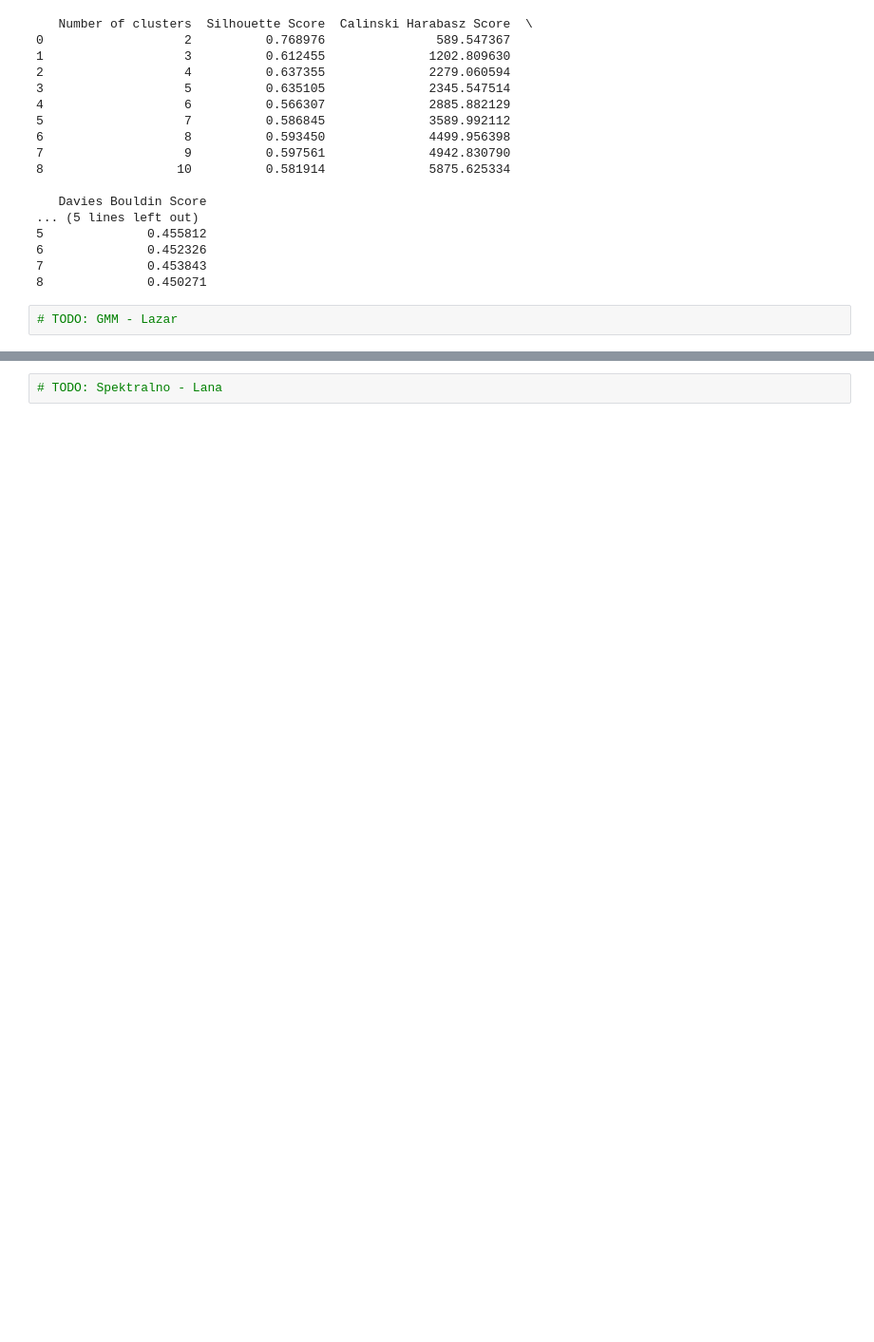
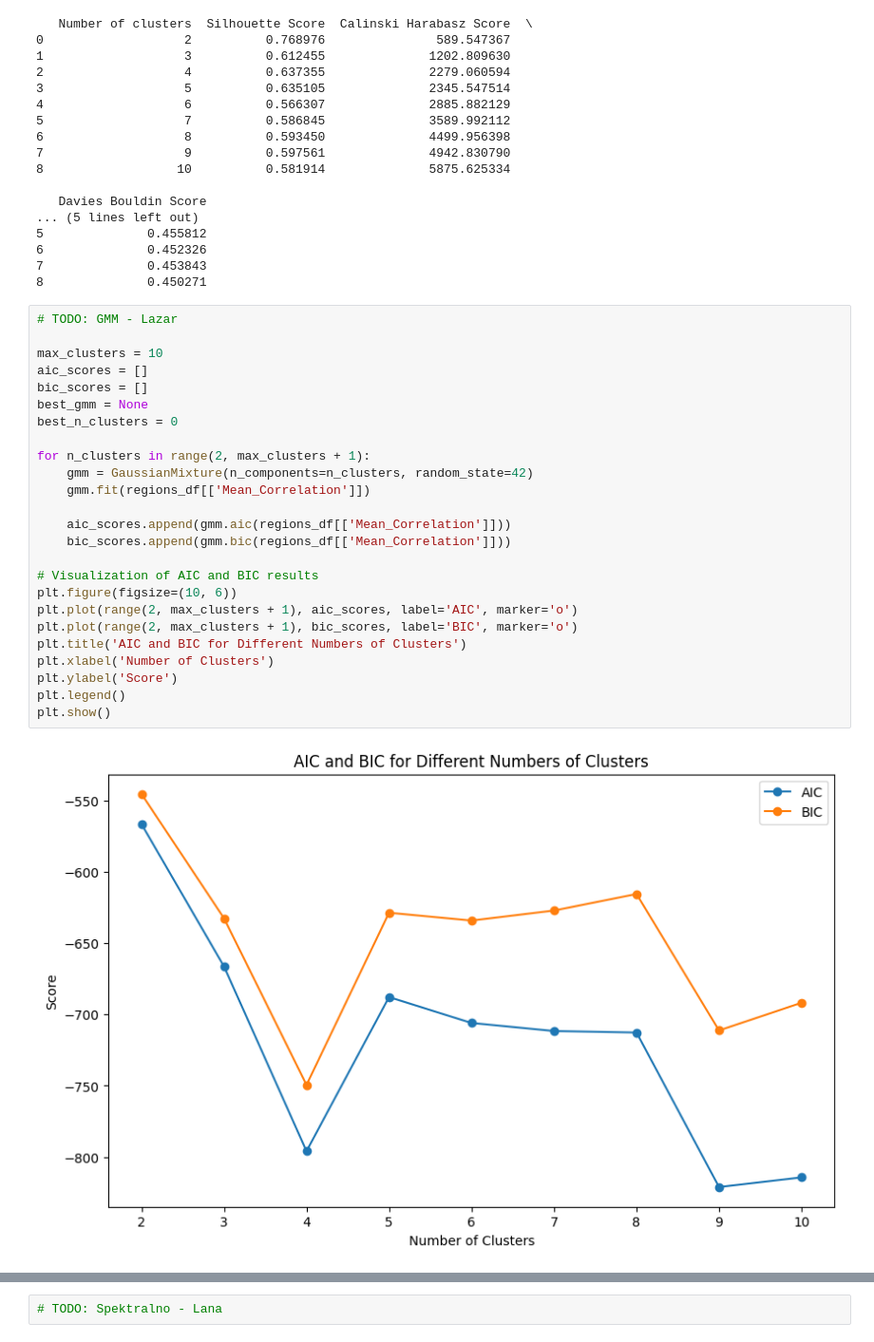
Before and after one commit to killica/Cluster-analysis-of-epigenome, a Jupyter notebook: ClusterAnalysisOfEpigenome.ipynb, the cells around one changed output, grey strips where cells are left out. Shown at 95% size. Drawn from its saved outputs; the diff is of its cells as text; blank space fills up the shorter version.

Commit message:
GMM clustering for windows

```diff
--- a/ClusterAnalysisOfEpigenome.ipynb
+++ b/ClusterAnalysisOfEpigenome.ipynb
@@ -664,3 +665,28 @@ Best Davies Bouldin score: 0.2538232996685381 for: 2 clusters
 8              0.450271
 # %%
 # TODO: GMM - Lazar
+
+max_clusters = 10
+aic_scores = []
+bic_scores = []
+best_gmm = None
+best_n_clusters = 0
+
+for n_clusters in range(2, max_clusters + 1):
+    gmm = GaussianMixture(n_components=n_clusters, random_state=42)
+    gmm.fit(regions_df[['Mean_Correlation']])
+
+    aic_scores.append(gmm.aic(regions_df[['Mean_Correlation']]))
+    bic_scores.append(gmm.bic(regions_df[['Mean_Correlation']]))
+
+# Visualization of AIC and BIC results
+plt.figure(figsize=(10, 6))
+plt.plot(range(2, max_clusters + 1), aic_scores, label='AIC', marker='o')
+plt.plot(range(2, max_clusters + 1), bic_scores, label='BIC', marker='o')
+plt.title('AIC and BIC for Different Numbers of Clusters')
+plt.xlabel('Number of Clusters')
+plt.ylabel('Score')
+plt.legend()
+plt.show()
+# %% [output]
+[figure, added]
```
Also changed, not shown: parts of 3 cells of this notebook.
